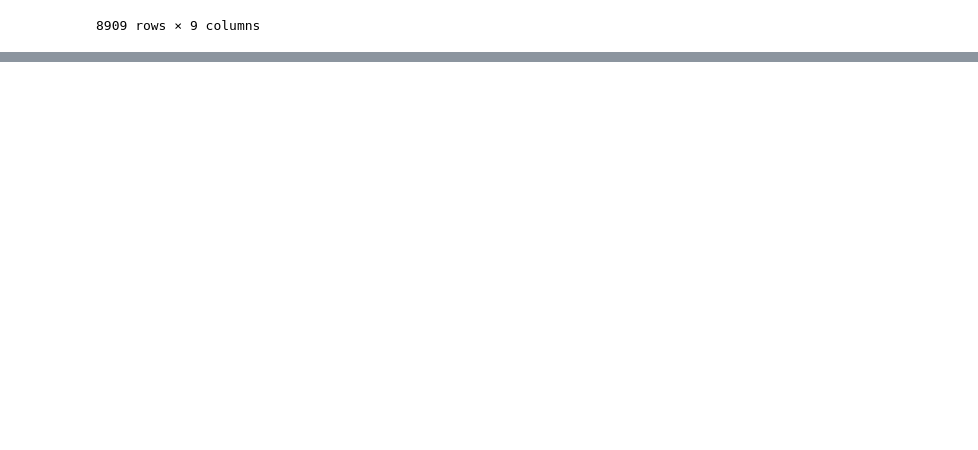
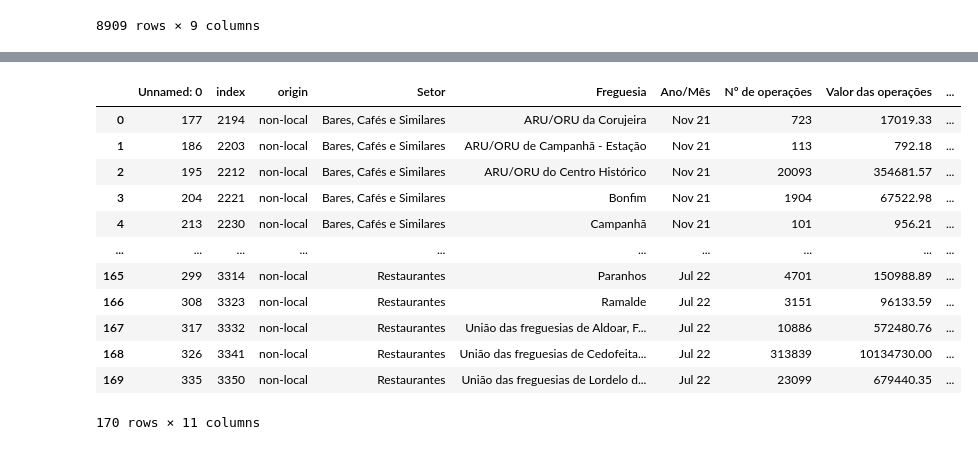
Before and after one commit to duarteoliper/DataInTheCity.ai, a Jupyter notebook: allocations_component.ipynb, the cells around one changed output, grey strips where cells are left out. Drawn from its saved outputs; the diff is of its cells as text; code cells hidden in the pictures; blank space fills up the shorter version.

```diff
--- a/allocations_component.ipynb
+++ b/allocations_component.ipynb
@@ -72,0 +114,16 @@ prob_df = pd.read_csv(interim_dir)
+# %%
+prob_df
+# %% [output]
+|  | Unnamed: 0 | index | origin | Setor | Freguesia | Ano/Mês | Nº de operações | Valor das operações | ... |
+| 0 | 177 | 2194 | non-local | Bares, Cafés e Similares | ARU/ORU da Corujeira | Nov 21 | 723 | 17019.33 | ... |
+| 1 | 186 | 2203 | non-local | Bares, Cafés e Similares | ARU/ORU de Campanhã - Estação | Nov 21 | 113 | 792.18 | ... |
+| 2 | 195 | 2212 | non-local | Bares, Cafés e Similares | ARU/ORU do Centro Histórico | Nov 21 | 20093 | 354681.57 | ... |
+| 3 | 204 | 2221 | non-local | Bares, Cafés e Similares | Bonfim | Nov 21 | 1904 | 67522.98 | ... |
+| 4 | 213 | 2230 | non-local | Bares, Cafés e Similares | Campanhã | Nov 21 | 101 | 956.21 | ... |
+| ... | ... | ... | ... | ... | ... | ... | ... | ... | ... |
+| 165 | 299 | 3314 | non-local | Restaurantes | Paranhos | Jul 22 | 4701 | 150988.89 | ... |
+| 166 | 308 | 3323 | non-local | Restaurantes | Ramalde | Jul 22 | 3151 | 96133.59 | ... |
+| 167 | 317 | 3332 | non-local | Restaurantes | União das freguesias de Aldoar, F... | Jul 22 | 10886 | 572480.76 | ... |
+| 168 | 326 | 3341 | non-local | Restaurantes | União das freguesias de Cedofeita... | Jul 22 | 313839 | 10134730.00 | ... |
+| 169 | 335 | 3350 | non-local | Restaurantes | União das freguesias de Lordelo d... | Jul 22 | 23099 | 679440.35 | ... |
+170 rows × 11 columns
```
Also changed, not shown: parts of 29 cells of this notebook, 1 other file.
